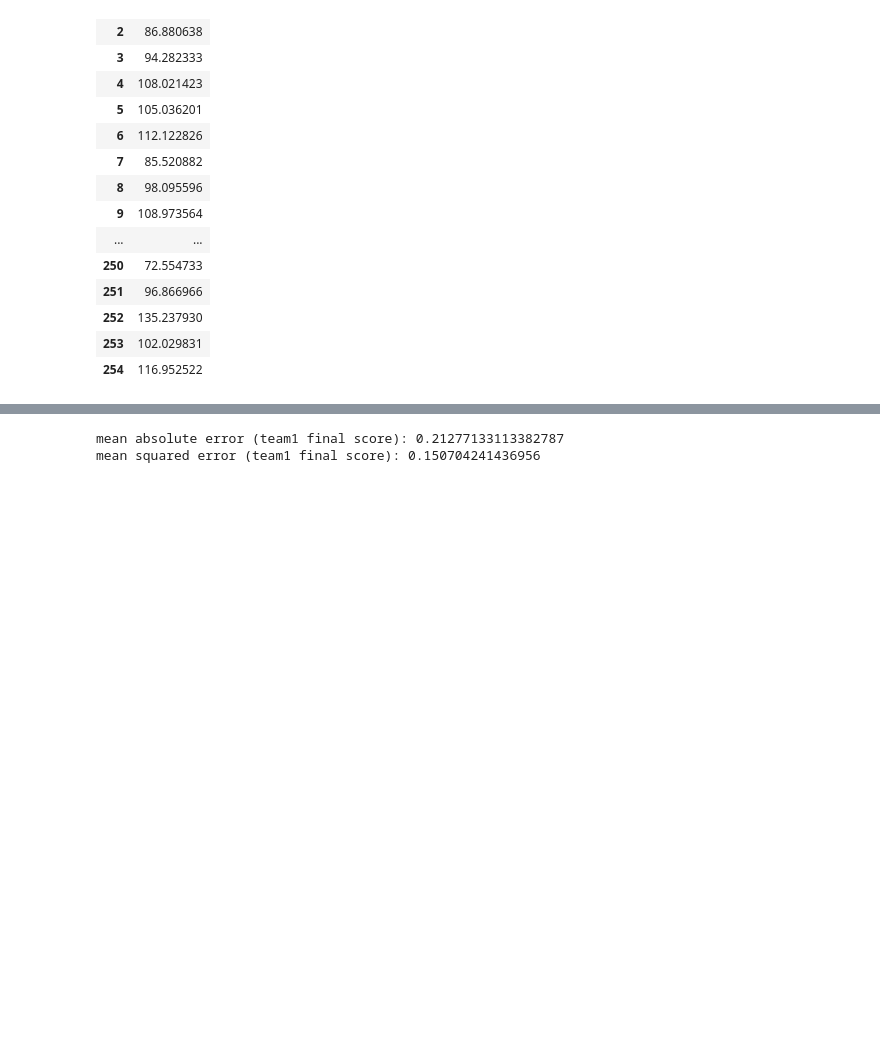
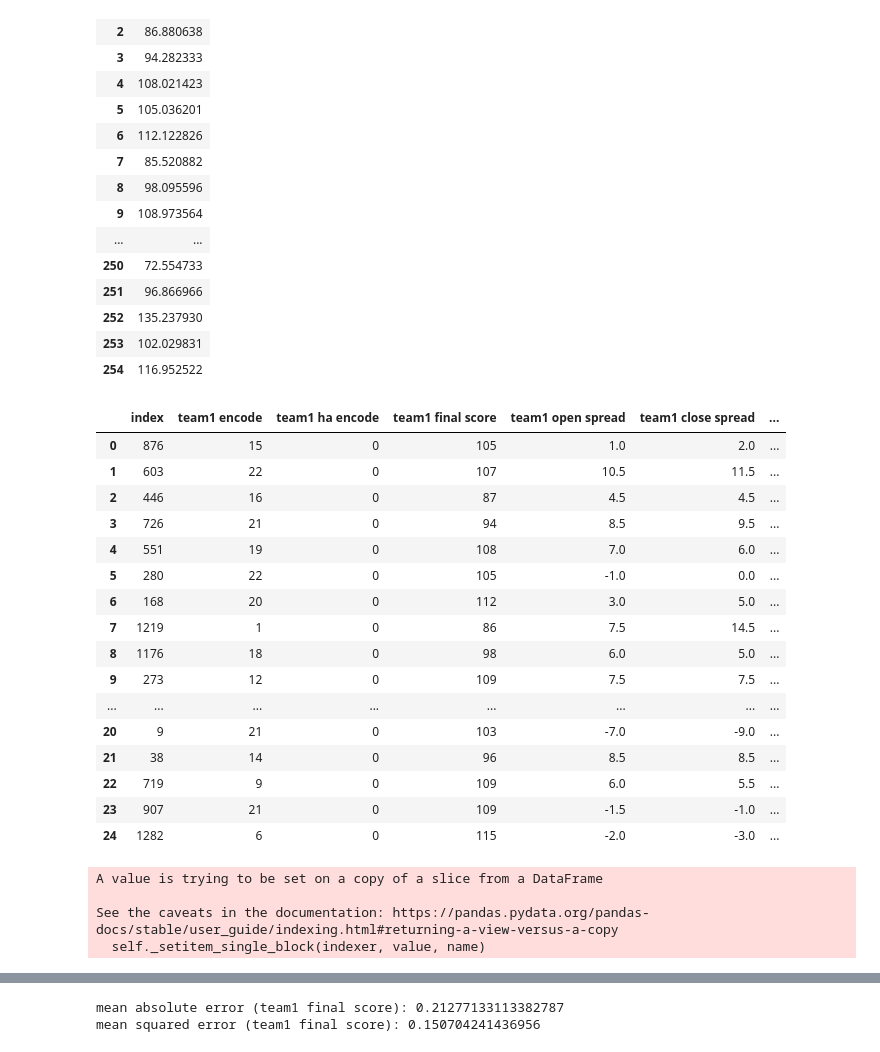
Before and after one commit to tamle7422/regression, a Jupyter notebook: nba.ipynb, the cells around one changed output, grey strips where cells are left out. Drawn from its saved outputs; the diff is of its cells as text; code cells hidden in the pictures; blank space fills up the shorter version.

```diff
--- a/nba.ipynb
+++ b/nba.ipynb
@@ -345,3 +328,34 @@ pd.DataFrame(yPredict).head(255)
 | 252 | 135.237930 |
 | 253 | 102.029831 |
 | 254 | 116.952522 |
+# %%
+xTest.reset_index(inplace=True)
+xTest.head(25)
+# %% [output]
+|  | index | team1 encode | team1 ha encode | team1 final score | team1 open spread | team1 close spread | ... |
+| 0 | 876 | 15 | 0 | 105 | 1.0 | 2.0 | ... |
+| 1 | 603 | 22 | 0 | 107 | 10.5 | 11.5 | ... |
+| 2 | 446 | 16 | 0 | 87 | 4.5 | 4.5 | ... |
+| 3 | 726 | 21 | 0 | 94 | 8.5 | 9.5 | ... |
+| 4 | 551 | 19 | 0 | 108 | 7.0 | 6.0 | ... |
+| 5 | 280 | 22 | 0 | 105 | -1.0 | 0.0 | ... |
+| 6 | 168 | 20 | 0 | 112 | 3.0 | 5.0 | ... |
+| 7 | 1219 | 1 | 0 | 86 | 7.5 | 14.5 | ... |
+| 8 | 1176 | 18 | 0 | 98 | 6.0 | 5.0 | ... |
+| 9 | 273 | 12 | 0 | 109 | 7.5 | 7.5 | ... |
+| ... | ... | ... | ... | ... | ... | ... | ... |
+| 20 | 9 | 21 | 0 | 103 | -7.0 | -9.0 | ... |
+| 21 | 38 | 14 | 0 | 96 | 8.5 | 8.5 | ... |
+| 22 | 719 | 9 | 0 | 109 | 6.0 | 5.5 | ... |
+| 23 | 907 | 21 | 0 | 109 | -1.5 | -1.0 | ... |
+| 24 | 1282 | 6 | 0 | 115 | -2.0 | -3.0 | ... |
+# %%
+xTest["team1 final score predict"] = ""
+for index,row in enumerate(range(0,len(xTest),1)):
+    # print(index)
+    xTest["team1 final score predict"].iloc[index] = pd.DataFrame(yPredict).iloc[index,0]
+# %% [output]
+A value is trying to be set on a copy of a slice from a DataFrame
+
+See the caveats in the documentation: https://pandas.pydata.org/pandas-docs/stable/user_guide/indexing.html#returning-a-view-versus-a-copy
+  self._setitem_single_block(indexer, value, name)
```
Also changed, not shown: parts of 7 cells of this notebook.
